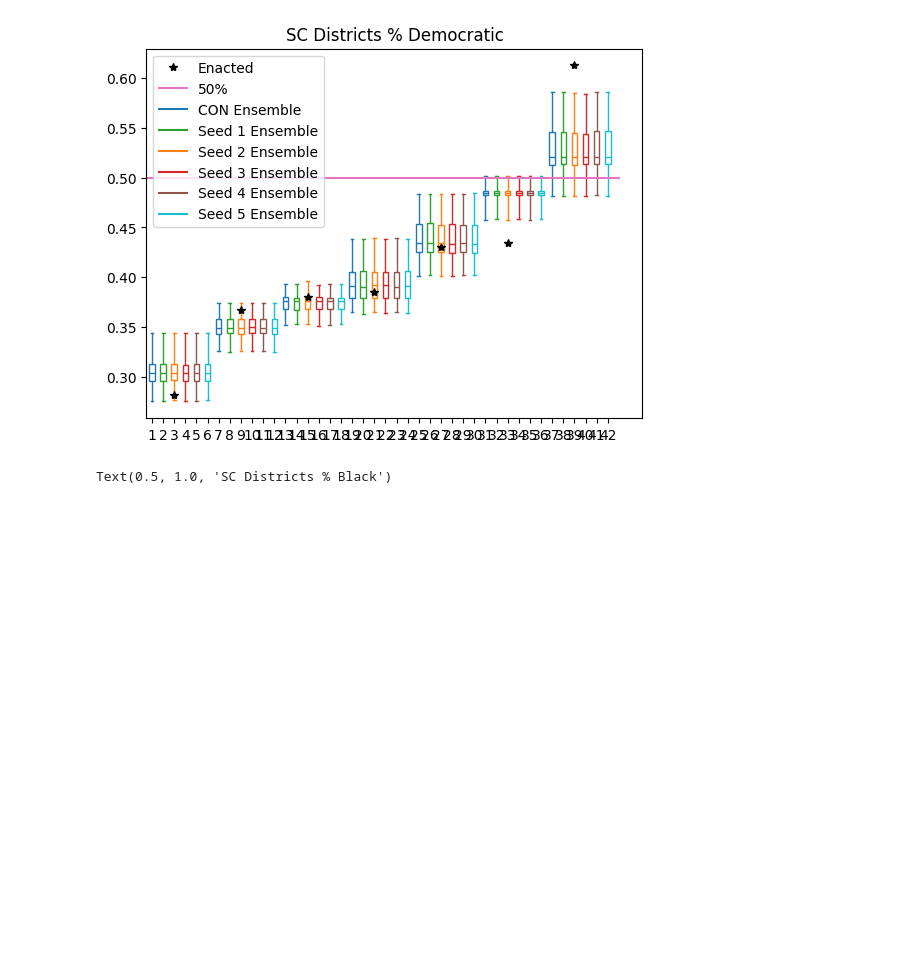
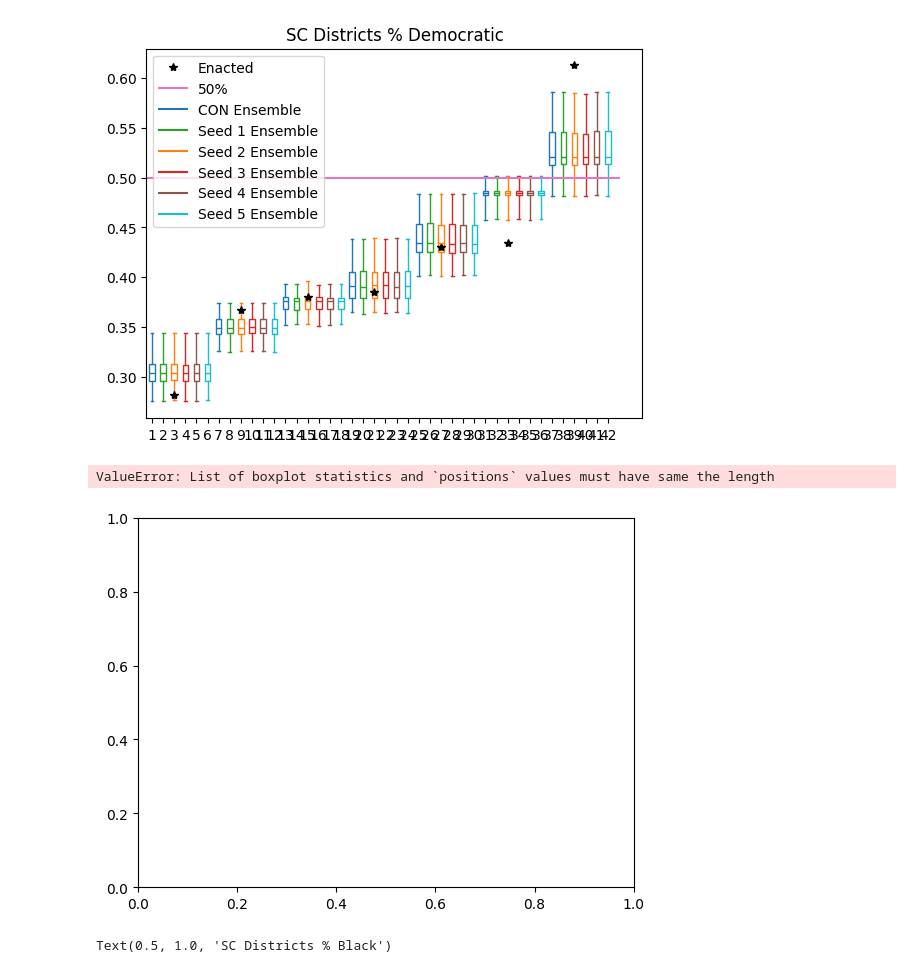
Before and after one commit to angela-moon/vra-analysis-south, a Jupyter notebook: SC/SC_Process_Ensemble_Outputs.ipynb, the cells around one changed output. Drawn from its saved outputs; the diff is of its cells as text; code cells hidden in the pictures; blank space fills up the shorter version.

```diff
--- a/SC/SC_Process_Ensemble_Outputs.ipynb
+++ b/SC/SC_Process_Ensemble_Outputs.ipynb
@@ -89,6 +89,18 @@ seed5_dempercs = np.array(seed5_dempercs)
 medianprops = dict(color='black')
 
 c_5="tab:cyan"
+# %%
+alarm_dempercs = []
+
+tempvotes=np.loadtxt(f"./Redist Analysis/SC_ALARM_Ensemble_Stats/DemPercs.csv", delimiter=",")
+for s in range(5000):
+    alarm_dempercs.append(tempvotes[s,:])
+
+alarm_dempercs = np.array(alarm_dempercs)
+
+medianprops = dict(color='black')
+
+c_al="tab:purple"
 # %%
 plt.boxplot(
     con_dempercs,
@@ -188,6 +200,45 @@ plt.title("SC Districts % Democratic")
 # %% [output]
 Text(0.5, 1.0, 'SC Districts % Democratic')
 [figure]
+# %%
+plt.boxplot(
+    seed5_dempercs,
+    positions=[1, 3, 5, 7, 9, 11, 13, 15, 17, 19, 21, 23, 25, 27],
+    whis=[1,99],
+    showfliers=False,
+    patch_artist=True,
+    boxprops=dict(facecolor="None", color=c_5),
+    capprops=dict(color=c_5),
+    whiskerprops=dict(color=c_5),
+    flierprops=dict(color=c_5,markeredgecolor=c_5),
+    medianprops=dict(color=c_5)
+)
+
+plt.boxplot(
+    alarm_dempercs,
+    positions=[2, 4, 6, 8, 10, 12, 14, 16, 18, 20, 22, 24, 26, 28],
+    whis=[1,99],
+    showfliers=False,
+    patch_artist=True,
+    boxprops=dict(facecolor="None", color=c_al),
+    capprops=dict(color=c_al),
+    whiskerprops=dict(color=c_al),
+    flierprops=dict(color=c_al,markeredgecolor=c_al),
+    medianprops=dict(color=c_al)
+)
+
+plt.plot([1.5, 3.5, 5.5, 7.5, 9.5, 11.5, 13.5, 15.5, 17.5, 19.5, 21.5, 23.5, 25.5, 27.5],
+         sorted([0.41886754221788536,0.4102550692587003,0.4015134041175902,0.4518196604772827,0.44262948889535925,0.42972030525431776,0.42424257414722344,0.41316756365141794,0.4152301363495878,0.4105112876315188,0.7289525437627258,0.4301783057905161,0.7353109186481949,0.6714747293927874]),
+         "*",color="k",label="Enacted")
+
+plt.plot([0.5,28],[0.5,0.5],color="tab:pink",label="50%")
+plt.plot([],[],color='tab:cyan',label='Seed 5, 2024 Presidential, 100000 Recom')
+plt.plot([],[],color='tab:purple',label='ALARM, 2024 Presidential, 5000 SMC')
+plt.legend()
+plt.title("NC Districts % Democratic")
+# %% [output]
+ValueError: List of boxplot statistics and `positions` values must have same the length
+[figure, added]
 # %%
 con_blackpercs = []
 
```
Also changed, not shown: 5 other files.
